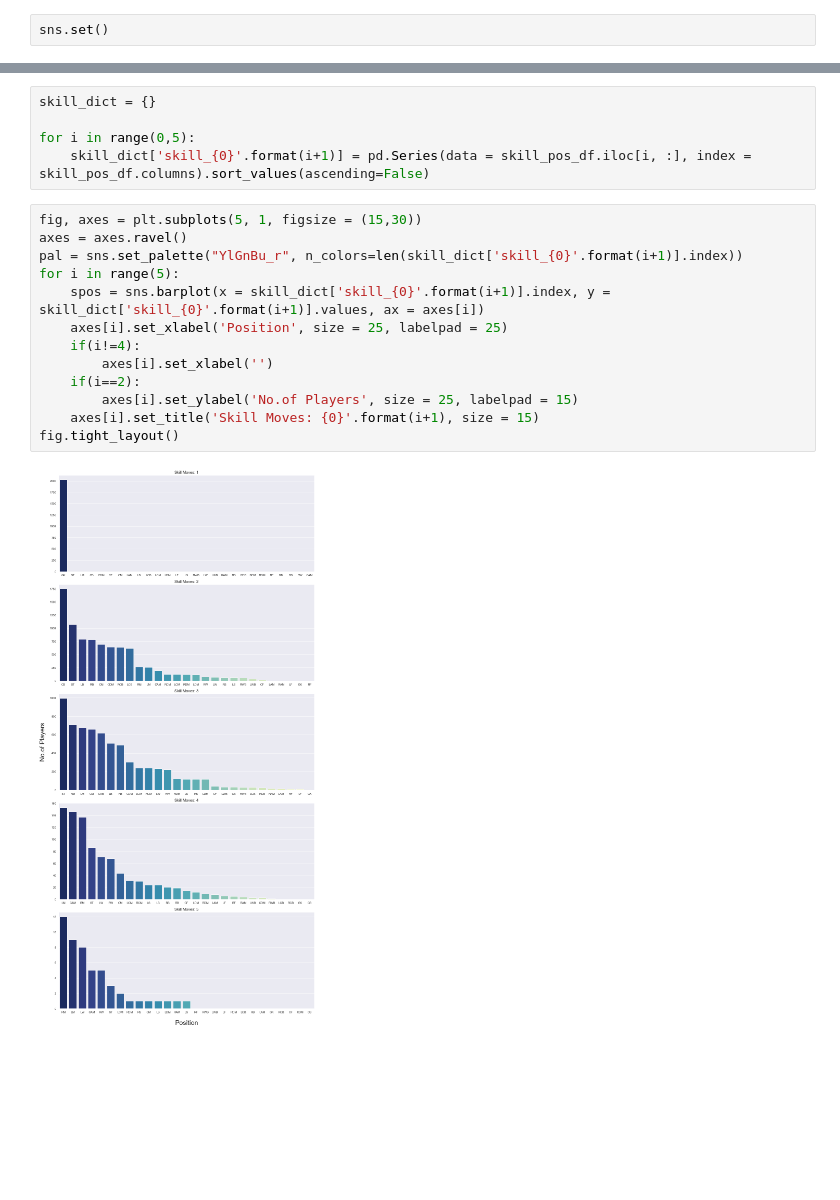
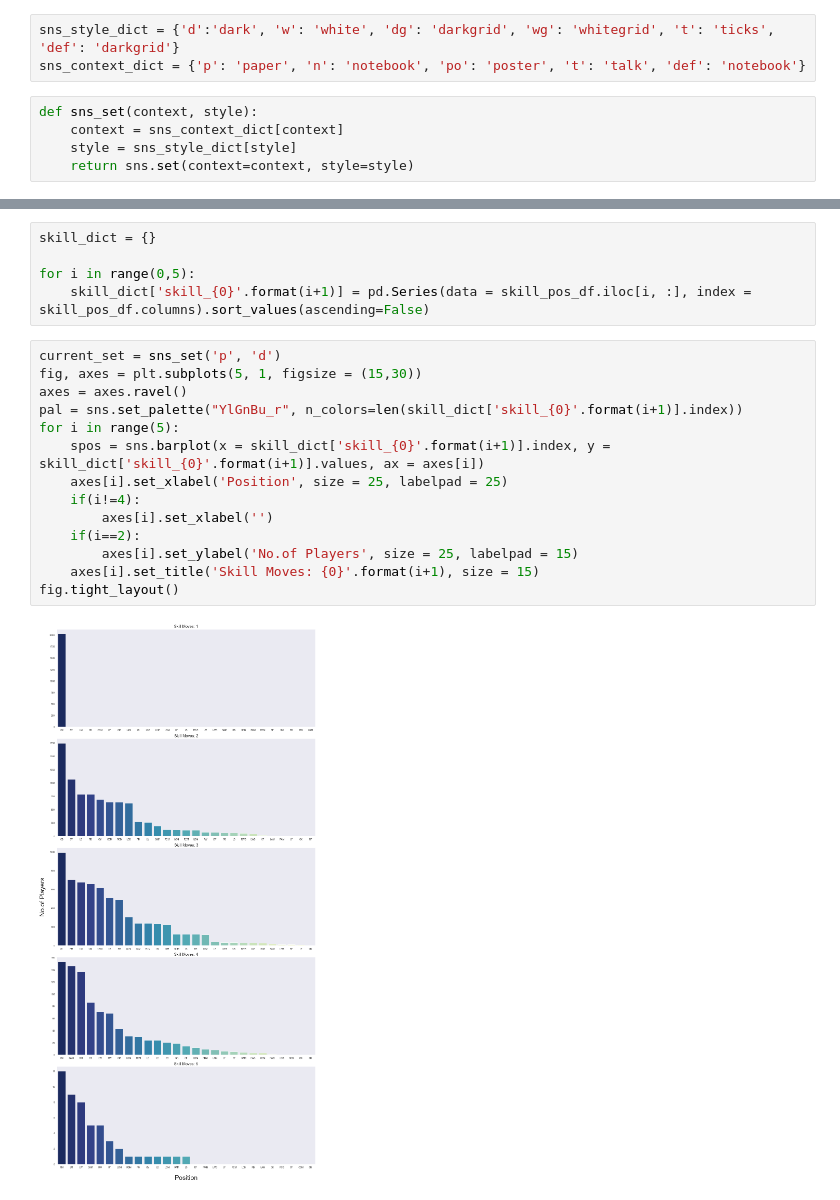
Before and after one commit to Sricharan2402/DataVis_notebooks, a Jupyter notebook: FIFA-19/FIFA.ipynb, the cells around one changed output, grey strips where cells are left out. Cells and saved outputs as stored; diff of their text form; blank space fills up the shorter version.

```diff
--- a/FIFA-19/FIFA.ipynb
+++ b/FIFA-19/FIFA.ipynb
@@ -71,8 +71,14 @@ fifa.head(3).style
 | 2 | Neymar Jr | 26 | Brazil | 92 | 93 | Paris Saint-Germain | 118500000 | 290000 | 2143 | Right | ... |
 # %% [markdown]
 # Visualization
-# %%
-sns.set()
+# %%
+sns_style_dict = {'d':'dark', 'w': 'white', 'dg': 'darkgrid', 'wg': 'whitegrid', 't': 'ticks', 'def': 'darkgrid'}
+sns_context_dict = {'p': 'paper', 'n': 'notebook', 'po': 'poster', 't': 'talk', 'def': 'notebook'}
+# %%
+def sns_set(context, style):
+    context = sns_context_dict[context]
+    style = sns_style_dict[style]
+    return sns.set(context=context, style=style)
 # %%
 def subplts(x, y):
     return plt.subplots(figsize = (x,y))
@@ -340,17 +351,18 @@ skill_dict = {}
 for i in range(0,5):
     skill_dict['skill_{0}'.format(i+1)] = pd.Series(data = skill_pos_df.iloc[i, :], index = skill_pos_df.columns).sort_values(ascending=False)
 # %%
+current_set = sns_set('p', 'd')
 fig, axes = plt.subplots(5, 1, figsize = (15,30))
 axes = axes.ravel()
 pal = sns.set_palette("YlGnBu_r", n_colors=len(skill_dict['skill_{0}'.format(i+1)].index))
 for i in range(5):
     spos = sns.barplot(x = skill_dict['skill_{0}'.format(i+1)].index, y = skill_dict['skill_{0}'.format(i+1)].values, ax = axes[i])
     axes[i].set_xlabel('Position', size = 25, labelpad = 25)
     if(i!=4):
         axes[i].set_xlabel('')
     if(i==2):
         axes[i].set_ylabel('No.of Players', size = 25, labelpad = 15)
     axes[i].set_title('Skill Moves: {0}'.format(i+1), size = 15)
 fig.tight_layout()
 # %% [output]
-[figure, old version]
+[figure, new version]
```
Also changed, not shown: parts of 9 cells of this notebook.
